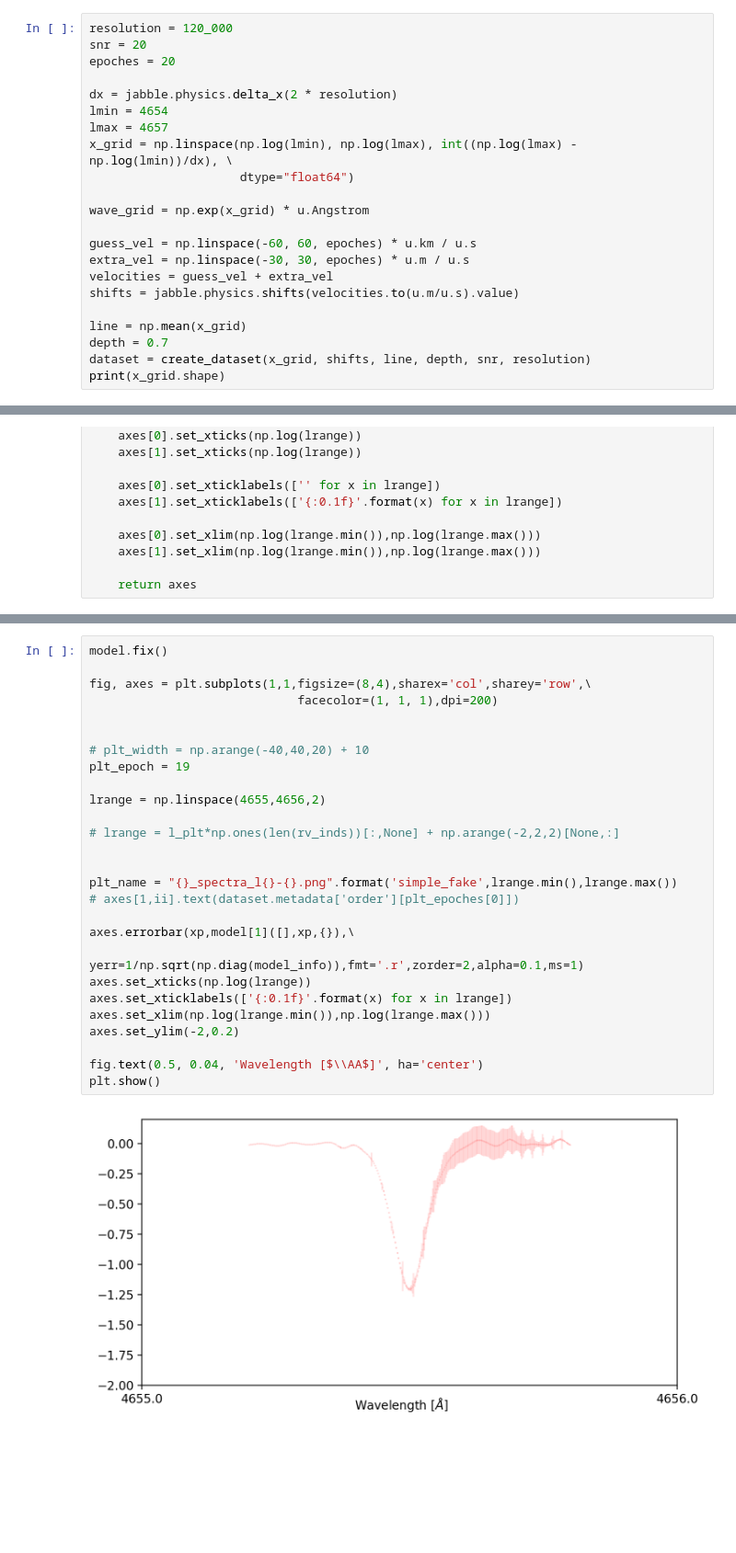
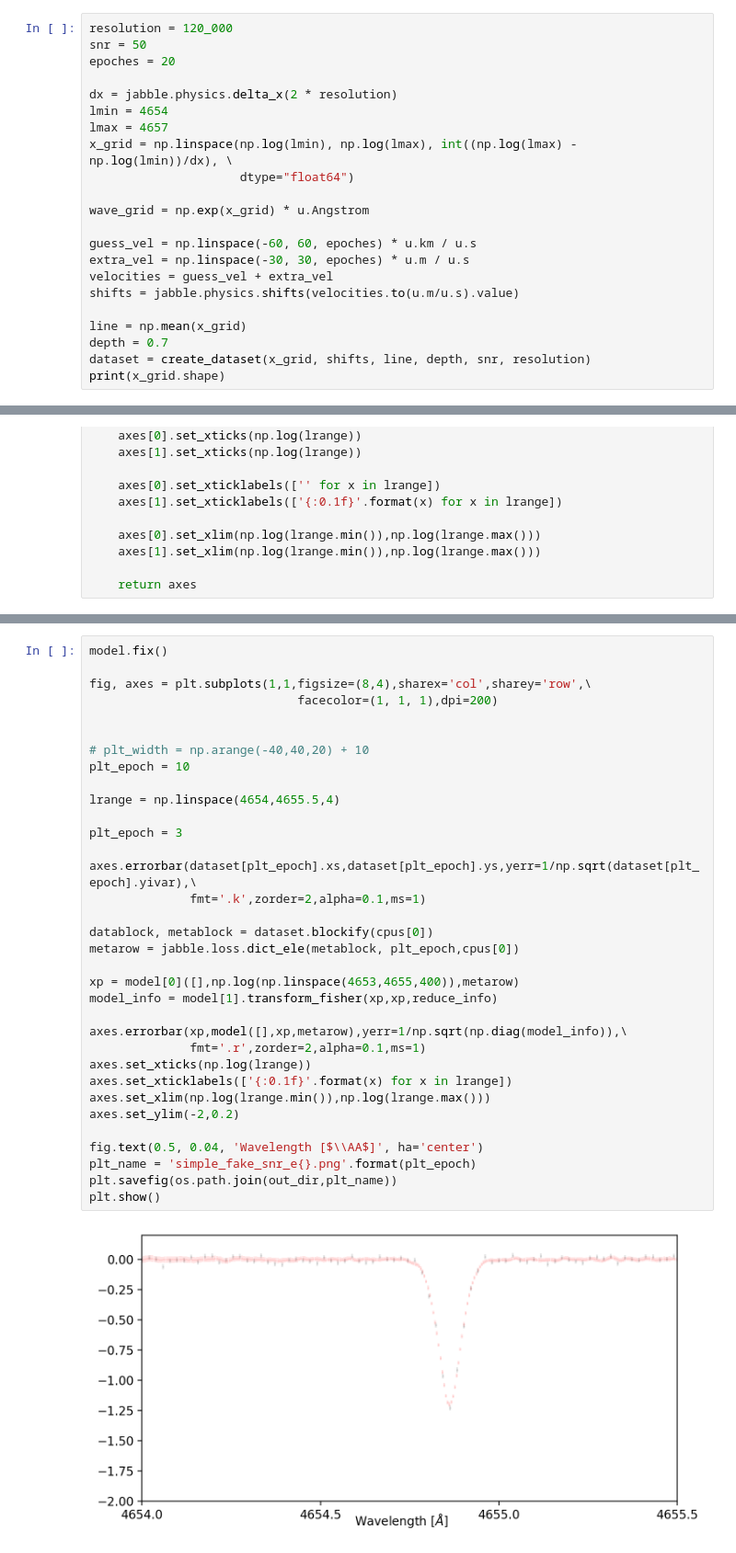
Before and after one commit to mdd423/wobble_jax, a Jupyter notebook: notebooks/01-testdata.ipynb, the cells around one changed output, grey strips where cells are left out. Shown at 92% size. Drawn from its saved outputs; the diff is of its cells as text; blank space fills up the shorter version.

```diff
--- a/notebooks/01-testdata.ipynb
+++ b/notebooks/01-testdata.ipynb
@@ -63,7 +63,7 @@ def create_dataset(x_grid, shifts, line, depth, snr, resolution):
 Here we define the parameters of the data, we will generate. This includes the resolution of the spectrograph, signal to noise ratio, number of epochs, and number of telluric and stellar spectral lines.
 # %%
 resolution = 120_000
-snr = 20
+snr = 50
 epoches = 20
 
 dx = jabble.physics.delta_x(2 * resolution)
@@ -445,31 +308,38 @@ plt.show()
 # %%
 model.fix()
 
 fig, axes = plt.subplots(1,1,figsize=(8,4),sharex='col',sharey='row',\
                              facecolor=(1, 1, 1),dpi=200)
 
 
 # plt_width = np.arange(-40,40,20) + 10
-plt_epoch = 19
+plt_epoch = 10
 
-lrange = np.linspace(4655,4656,2)
+lrange = np.linspace(4654,4655.5,4)
 
-# lrange = l_plt*np.ones(len(rv_inds))[:,None] + np.arange(-2,2,2)[None,:]
+plt_epoch = 3
 
+axes.errorbar(dataset[plt_epoch].xs,dataset[plt_epoch].ys,yerr=1/np.sqrt(dataset[plt_epoch].yivar),\
+              fmt='.k',zorder=2,alpha=0.1,ms=1)
 
-plt_name = "{}_spectra_l{}-{}.png".format('simple_fake',lrange.min(),lrange.max())
-# axes[1,ii].text(dataset.metadata['order'][plt_epoches[0]])
+datablock, metablock = dataset.blockify(cpus[0])
+metarow = jabble.loss.dict_ele(metablock, plt_epoch,cpus[0])
 
-axes.errorbar(xp,model[1]([],xp,{}),\
-                     yerr=1/np.sqrt(np.diag(model_info)),fmt='.r',zorder=2,alpha=0.1,ms=1)
+xp = model[0]([],np.log(np.linspace(4653,4655,400)),metarow)
+model_info = model[1].transform_fisher(xp,xp,reduce_info)
+
+axes.errorbar(xp,model([],xp,metarow),yerr=1/np.sqrt(np.diag(model_info)),\
+              fmt='.r',zorder=2,alpha=0.1,ms=1)
 axes.set_xticks(np.log(lrange))
 axes.set_xticklabels(['{:0.1f}'.format(x) for x in lrange])
 axes.set_xlim(np.log(lrange.min()),np.log(lrange.max()))
 axes.set_ylim(-2,0.2)
 
 fig.text(0.5, 0.04, 'Wavelength [$\\AA$]', ha='center')
+plt_name = 'simple_fake_snr_e{}.png'.format(plt_epoch)
+plt.savefig(os.path.join(out_dir,plt_name))
 plt.show()
 # %% [output]
-[figure, old version]
+[figure, new version]
 # %%
 noise = 1/np.sqrt(np.diag(model_info))
```
Also changed, not shown: parts of 8 cells of this notebook.
